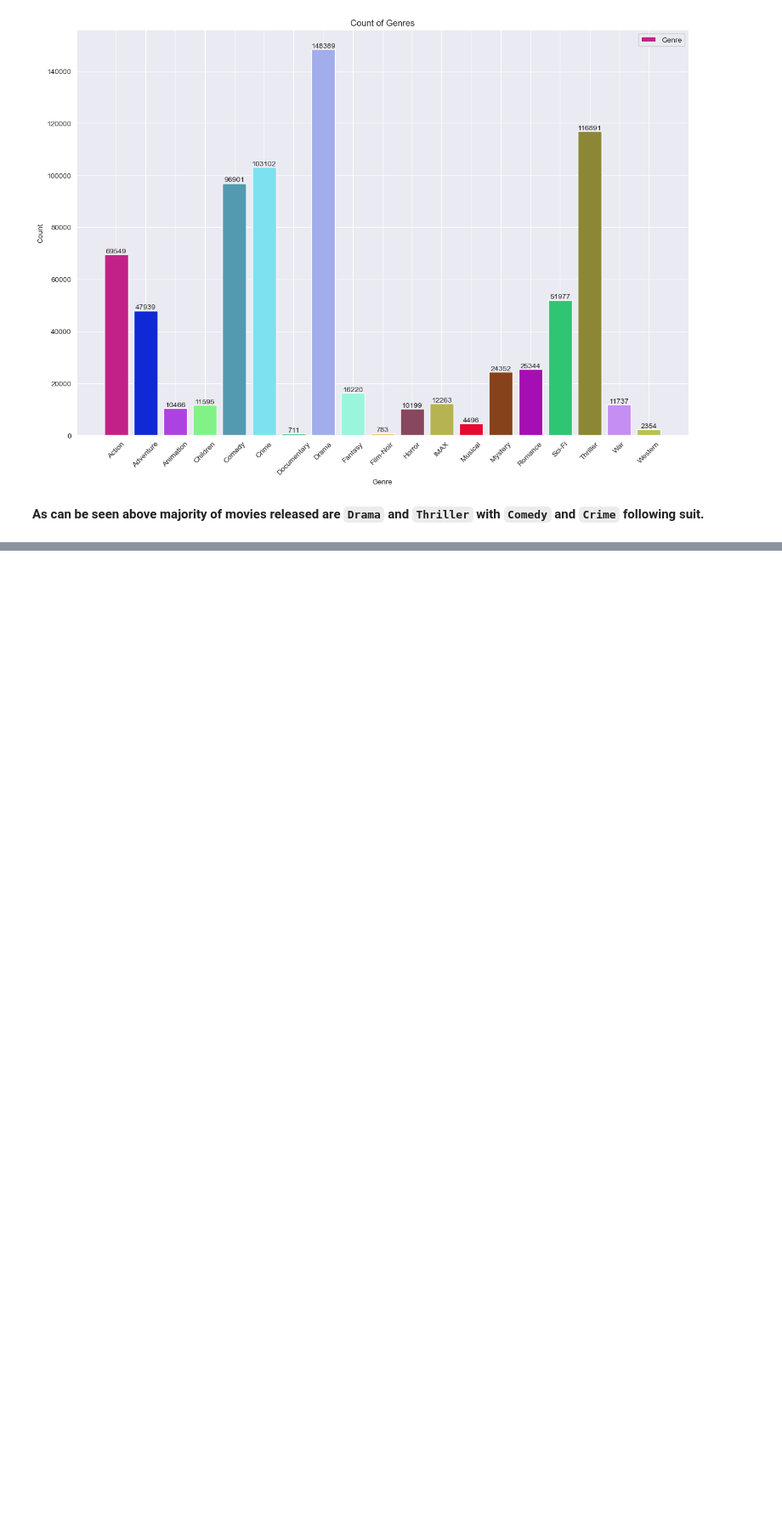
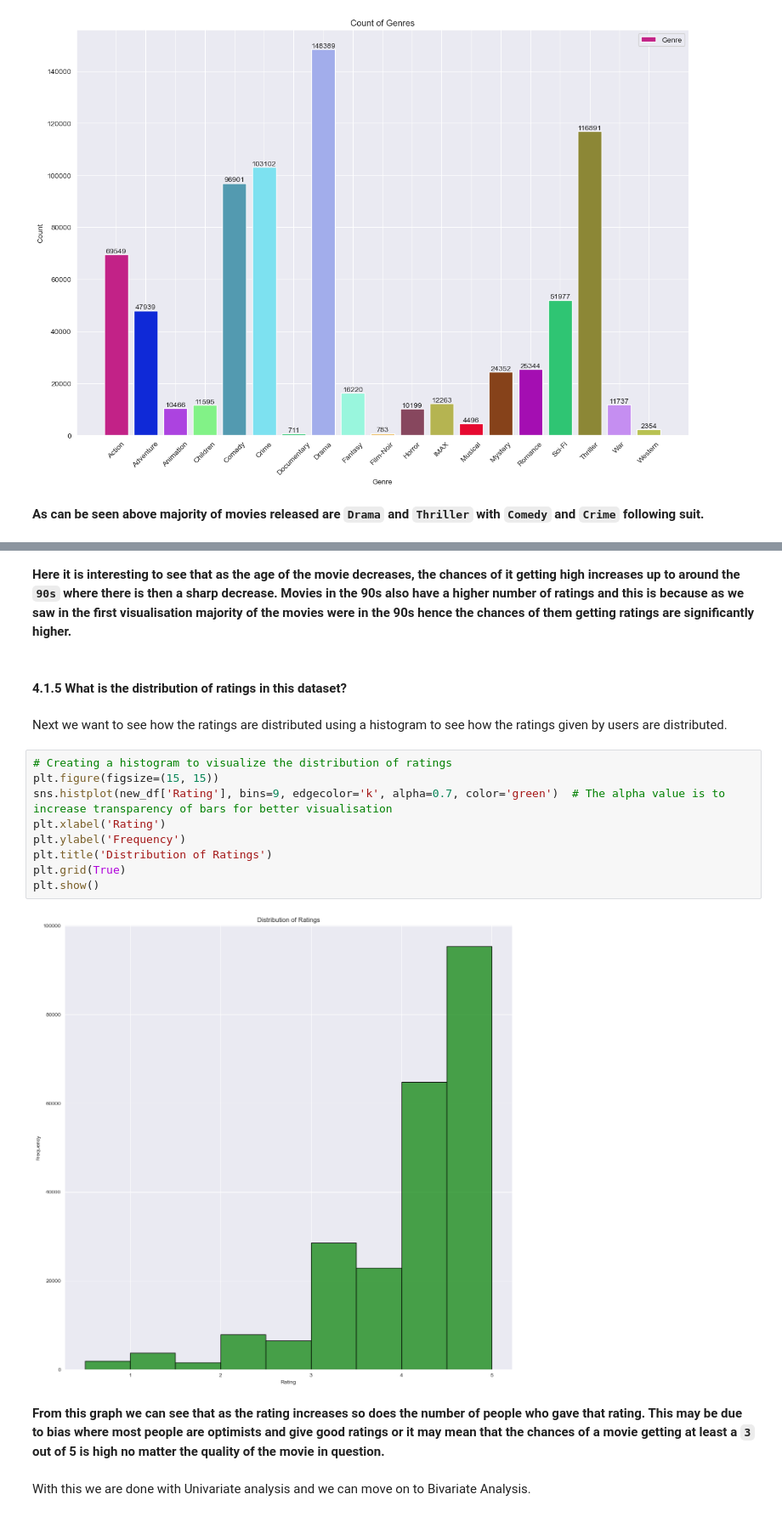
Before and after one commit to DennisWainaina/Movie-Recommendation-System-Project, a Jupyter notebook: index.ipynb, the cells around one changed output, grey strips where cells are left out. Shown at 85% size. Cells and saved outputs as stored; diff of their text form; blank space fills up the shorter version.

```diff
--- a/index.ipynb
+++ b/index.ipynb
@@ -683,0 +726,21 @@ len(test_copy.columns)
+# %% [markdown]
+**Here it is interesting to see that as the age of the movie decreases, the chances of it getting high increases up to around the `90s` where there is then a sharp decrease. Movies in the 90s also have a higher number of ratings and this is because as we saw in the first visualisation majority of the movies were in the 90s hence the chances of them getting ratings are significantly higher.**
+# %% [markdown]
+#### 4.1.5 What is the distribution of ratings in this dataset?
+# %% [markdown]
+Next we want to see how the ratings are distributed using a histogram to see how the ratings given by users are distributed.
+# %%
+# Creating a histogram to visualize the distribution of ratings
+plt.figure(figsize=(15, 15))
+sns.histplot(new_df['Rating'], bins=9, edgecolor='k', alpha=0.7, color='green')  # The alpha value is to increase transparency of bars for better visualisation
+plt.xlabel('Rating')
+plt.ylabel('Frequency')
+plt.title('Distribution of Ratings')
+plt.grid(True)
+plt.show()
+# %% [output]
+[figure, added]
+# %% [markdown]
+**From this graph we can see that as the rating increases so does the number of people who gave that rating. This may be due to bias where most people are optimists and give good ratings or it may mean that the chances of a movie getting at least a `3` out of 5 is high no matter the quality of the movie in question.**
+# %% [markdown]
+With this we are done with Univariate analysis and we can move on to Bivariate Analysis.
```
Also changed, not shown: parts of 10 cells of this notebook.
